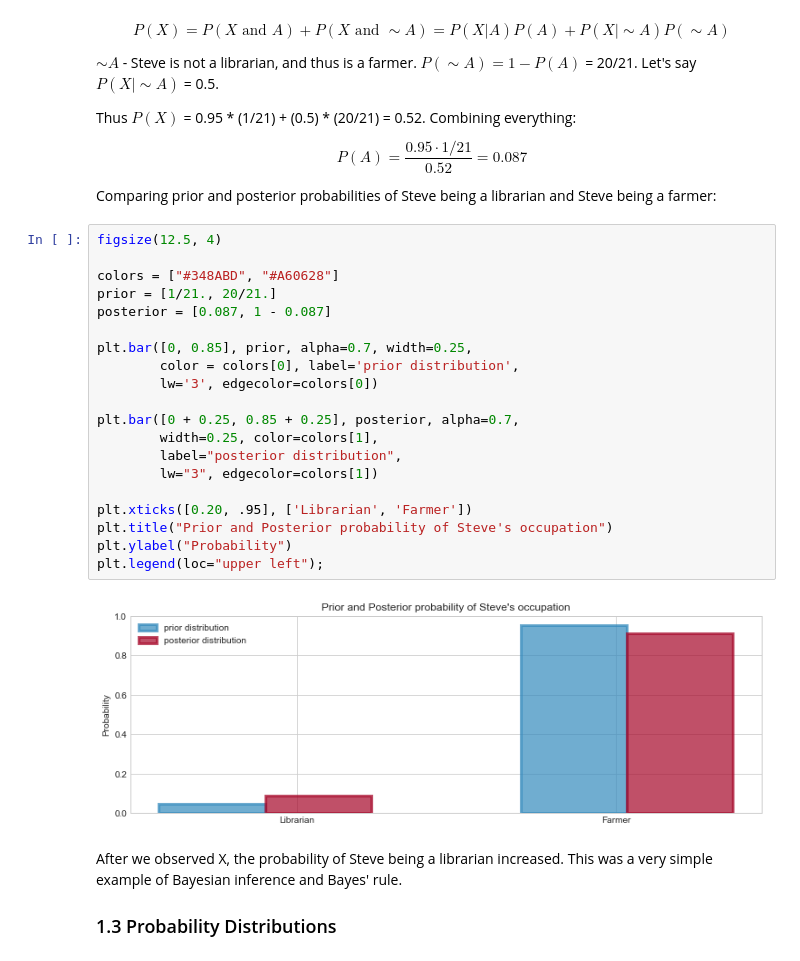
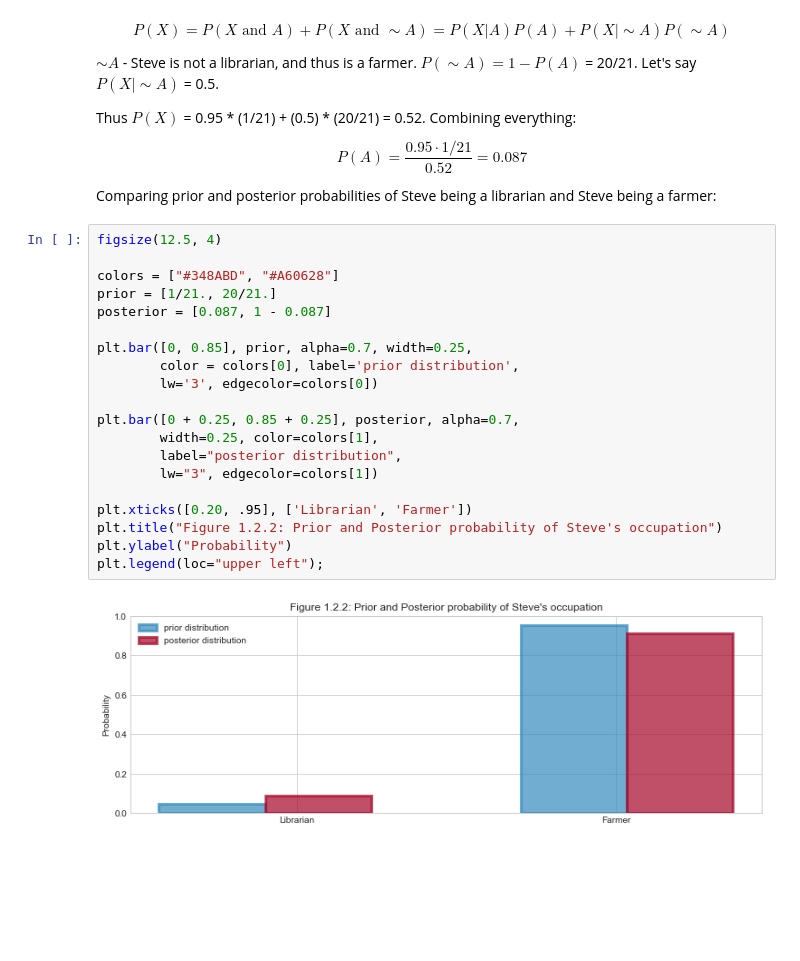
Before and after one commit to ditdili/An_Intro_To_Statistical_Learning, a Jupyter notebook: notebooks/BayesianMethodsforHackers/notebooks/Chapter-1-The_Philosophy_of_Bayesian_Inference-Notes.ipynb, the cells around one changed output. Saved outputs shown, nothing was run; the diff lists cells and outputs as text; blank space fills up the shorter version.

```diff
--- a/notebooks/BayesianMethodsforHackers/notebooks/Chapter-1-The_Philosophy_of_Bayesian_Inference-Notes.ipynb
+++ b/notebooks/BayesianMethodsforHackers/notebooks/Chapter-1-The_Philosophy_of_Bayesian_Inference-Notes.ipynb
@@ -118,26 +118,22 @@ Comparing prior and posterior probabilities of Steve being a librarian and Steve
 # %%
 figsize(12.5, 4)
 
 colors = ["#348ABD", "#A60628"]
 prior = [1/21., 20/21.]
 posterior = [0.087, 1 - 0.087]
 
 plt.bar([0, 0.85], prior, alpha=0.7, width=0.25,
         color = colors[0], label='prior distribution',
         lw='3', edgecolor=colors[0])
 
 plt.bar([0 + 0.25, 0.85 + 0.25], posterior, alpha=0.7,
         width=0.25, color=colors[1],
         label="posterior distribution",
         lw="3", edgecolor=colors[1])
 
 plt.xticks([0.20, .95], ['Librarian', 'Farmer'])
-plt.title("Prior and Posterior probability of Steve's occupation")
+plt.title("Figure 1.2.2: Prior and Posterior probability of Steve's occupation")
 plt.ylabel("Probability")
 plt.legend(loc="upper left");
 # %% [output]
-[figure, old version]
+[figure, new version]
-# %% [markdown]
-After we observed X, the probability of Steve being a librarian increased. This was a very simple example of Bayesian inference and Bayes' rule.
-
-### 1.3 Probability Distributions
```
Also changed, not shown: parts of 3 cells of this notebook.
